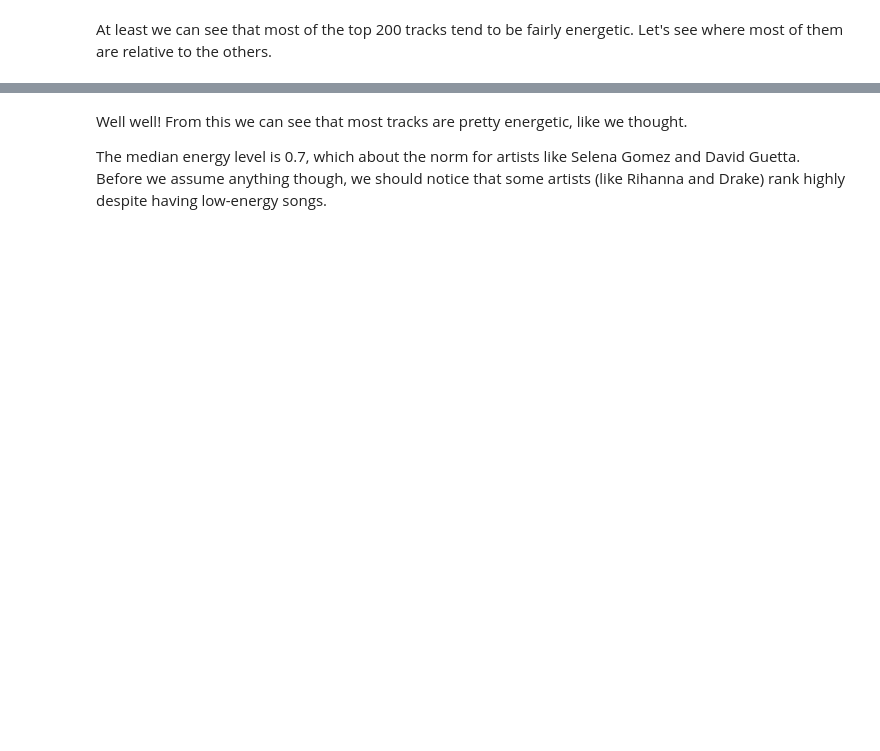
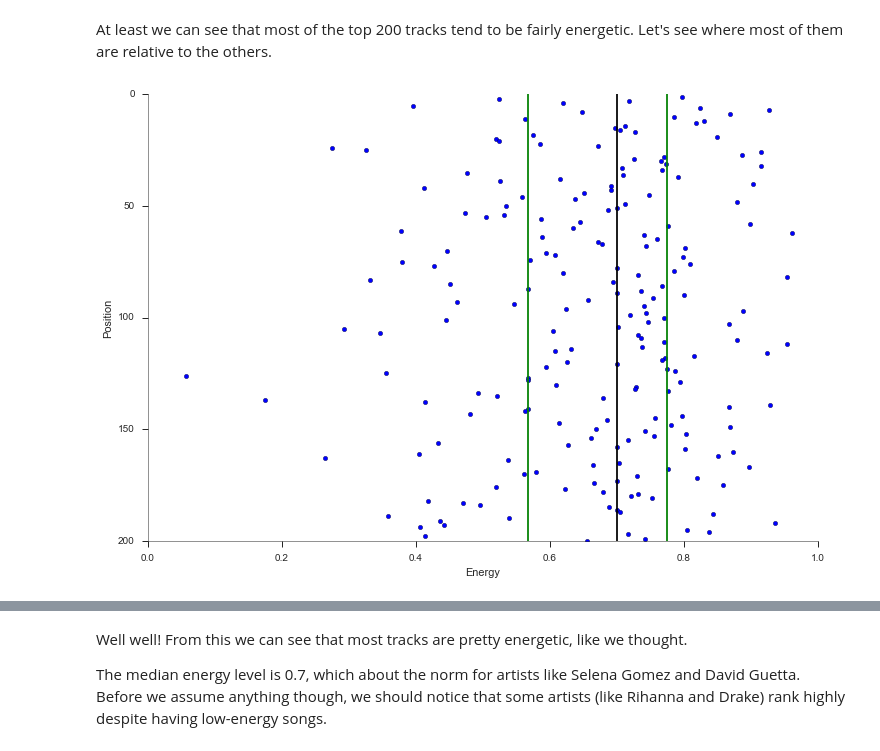
Before and after one commit to jav094/Data-Equals-Music, a Jupyter notebook: data_equals_music_analysis.ipynb, the cells around one changed output, grey strips where cells are left out. Saved outputs shown, nothing was run; the diff lists cells and outputs as text; code cells hidden in the pictures; blank space fills up the shorter version.

```diff
--- a/data_equals_music_analysis.ipynb
+++ b/data_equals_music_analysis.ipynb
@@ -94,21 +85,25 @@ plt.show()
 At least we can see that most of the top 200 tracks tend to be fairly energetic. Let's see where most of them are relative to the others.
 # %%
 e = df.energy
+plt.xlabel("Energy")
+plt.ylabel("Position")
 p_25 = np.percentile(e, 25) # Returns 25th percentile of the "energy" feature
 p_50 = np.percentile(e, 50)
 p_75 = np.percentile(e, 75)
 
 # Same plot as before, plus lines for the percentiles
 plt.scatter(df["energy"], y)
 plt.axis((0.0,1.0,0,200))
 plt.gca().invert_yaxis()
 sns.despine()
 
 # Just so we can see them, let's give the lines some colors
 plt.axvline(x=p_25, color="Green")
 plt.axvline(x=p_50, color="Black")
 plt.axvline(x=p_75, color="Green")
 
 plt.show()
+# %% [output]
+[figure, added]
 # %%
 print p_25, p_50, p_75
```
Also changed, not shown: parts of 20 cells of this notebook.
